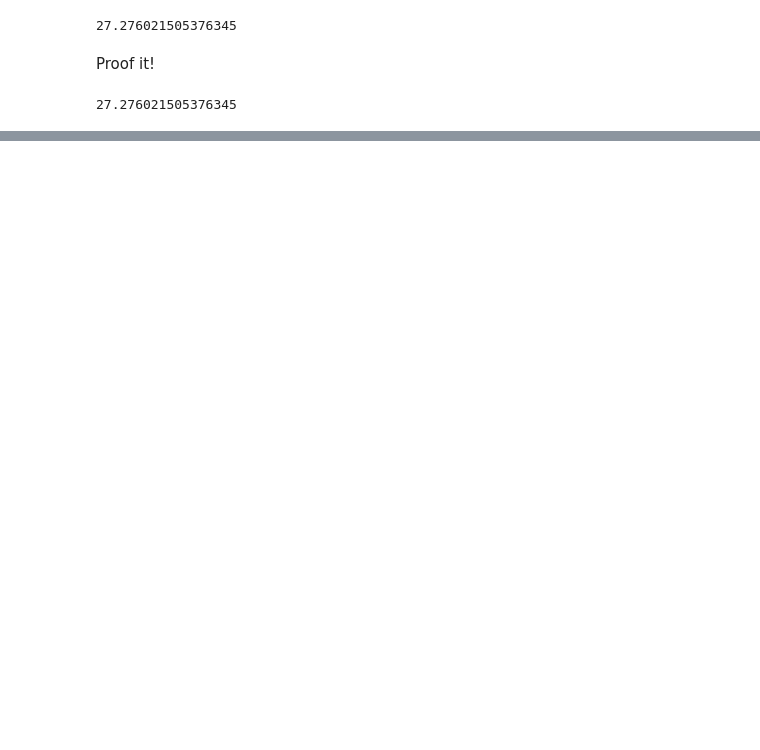
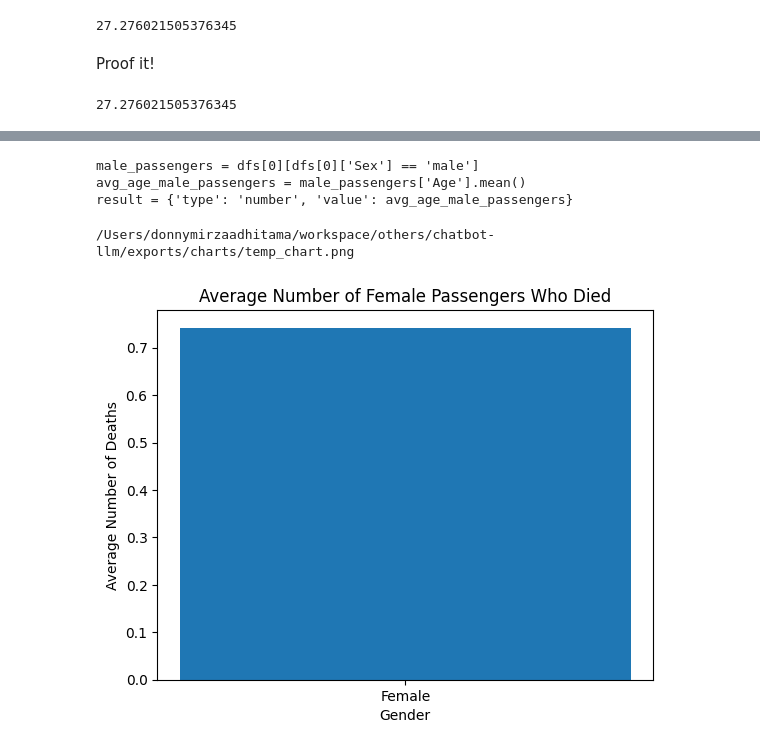
Before and after one commit to dmadhitama/chatbot-llm, a Jupyter notebook: test_pandasai.ipynb, the cells around one changed output, grey strips where cells are left out. Cells and saved outputs as stored; diff of their text form; code cells hidden in the pictures; blank space fills up the shorter version.

```diff
--- a/test_pandasai.ipynb
+++ b/test_pandasai.ipynb
@@ -139,0 +239,7 @@ df.loc[(df["Sex"] == "male") & (df["Survived"] == 1)]["Age"].mean()
+# %%
+agent = Agent(
+    df_titanic,
+    config={"llm": llm}
+)
+response = agent.chat("Berapa rata-rata penumpang laki-laki yang meninggal?")
+print(response)
@@ -139,0 +257,12 @@ df.loc[(df["Sex"] == "male") & (df["Survived"] == 1)]["Age"].mean()
+# %%
+print(agent.last_code_executed)
+# %% [output]
+male_passengers = dfs[0][dfs[0]['Sex'] == 'male']
+avg_age_male_passengers = male_passengers['Age'].mean()
+result = {'type': 'number', 'value': avg_age_male_passengers}
+# %%
+response = agent.chat("Bagaimana dengan penumpang perempuan?")
+print(response)
+# %% [output]
+/Users/donnymirzaadhitama/workspace/others/chatbot-llm/exports/charts/temp_chart.png
+[figure, added]
```
Also changed, not shown: parts of 28 cells of this notebook, 3 other files.
